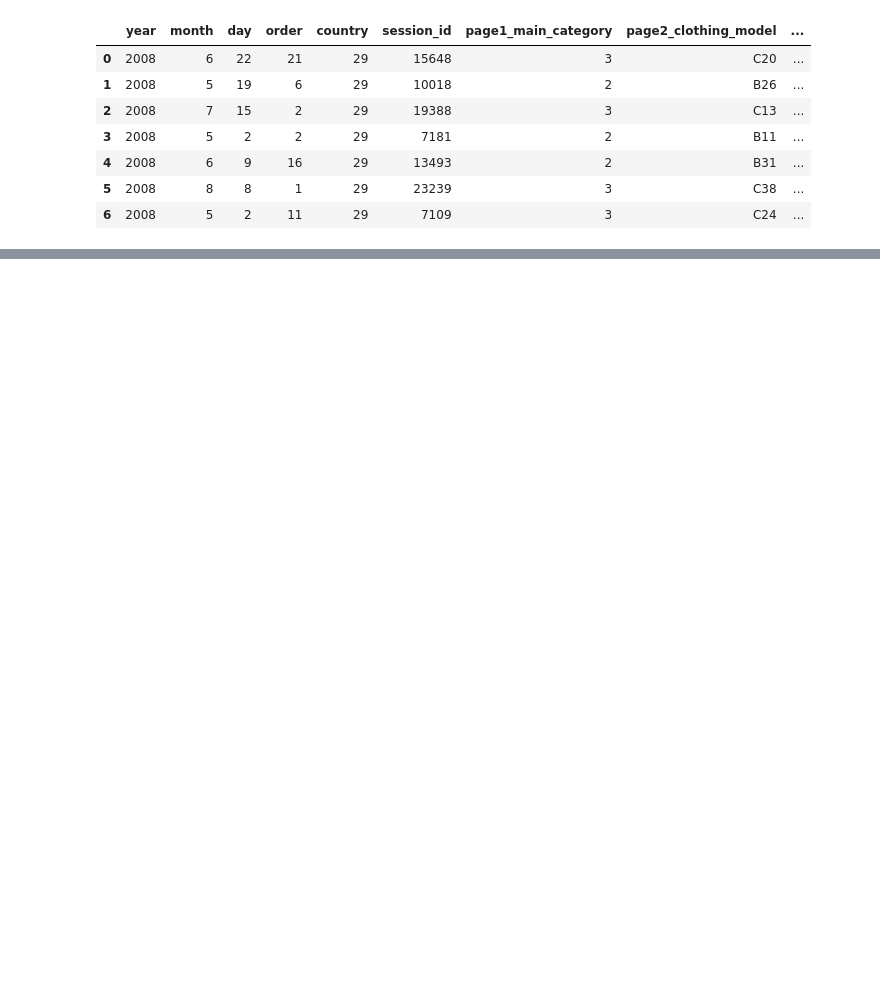
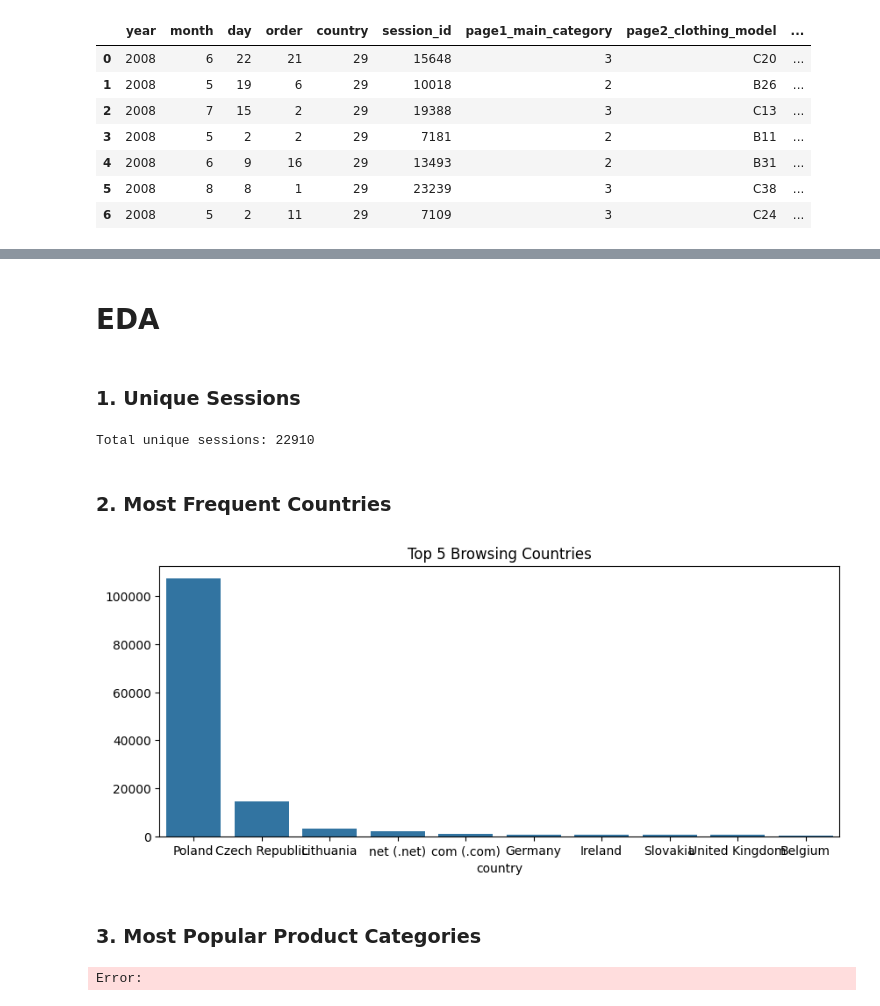
Before and after one commit to Mahaa-Lakshmi/Customer_Conversion_Analysis, a Jupyter notebook: notebooks/preprocessing.ipynb, the cells around one changed output, grey strips where cells are left out. Drawn from its saved outputs; the diff is of its cells as text; code cells hidden in the pictures; blank space fills up the shorter version.

```diff
--- a/notebooks/preprocessing.ipynb
+++ b/notebooks/preprocessing.ipynb
@@ -101,0 +145,27 @@ encoded_features = encoder.fit_transform(train_data[['COUNTRY', 'PAGE 1']]).toar
+# %% [markdown]
+# EDA
+# %% [markdown]
+### 1. Unique Sessions
+# %%
+print(f"Total unique sessions: {train_data['session_id'].nunique()}")
+# %% [output]
+Total unique sessions: 22910
+# %% [markdown]
+### 2. Most Frequent Countries
+# %%
+top_countries = train_data["country"].value_counts().head(10).rename(index=country_mapping)
+plt.figure(figsize=(10, 4))
+sns.barplot(x=top_countries.index, y=top_countries.values)
+plt.title("Top 5 Browsing Countries")
+plt.show()
+# %% [output]
+[figure, added]
+# %% [markdown]
+### 3. Most Popular Product Categories
+# %%
+plt.figure(figsize=(6, 4))
+sns.countplot(x=train_data["page1_main_category"].map(product_mapping))
+plt.title("Main Product Categories Viewed")
+plt.show()
+# %% [output]
+Error:
```
Also changed, not shown: parts of 13 cells of this notebook, 3 other files.
